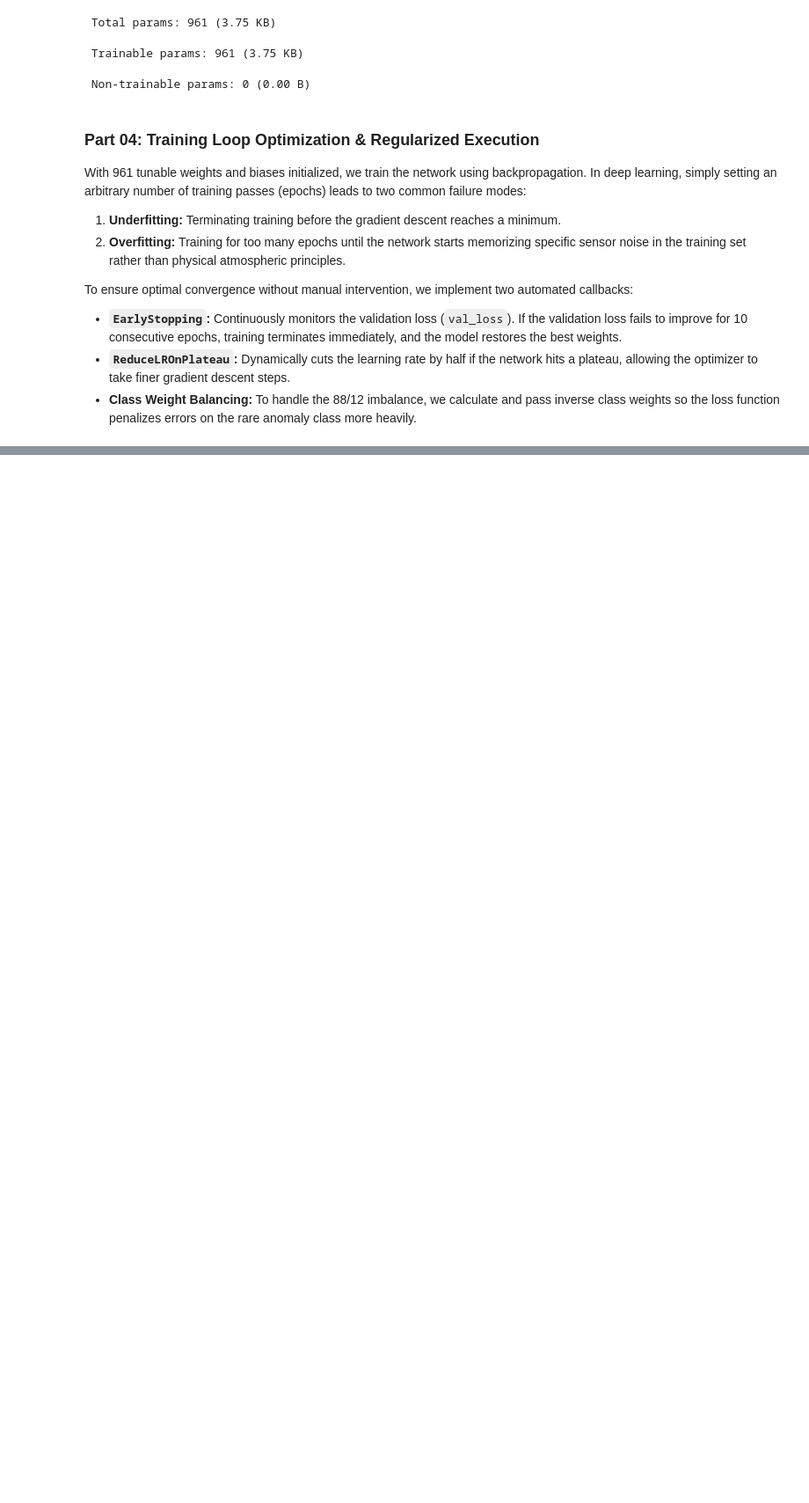
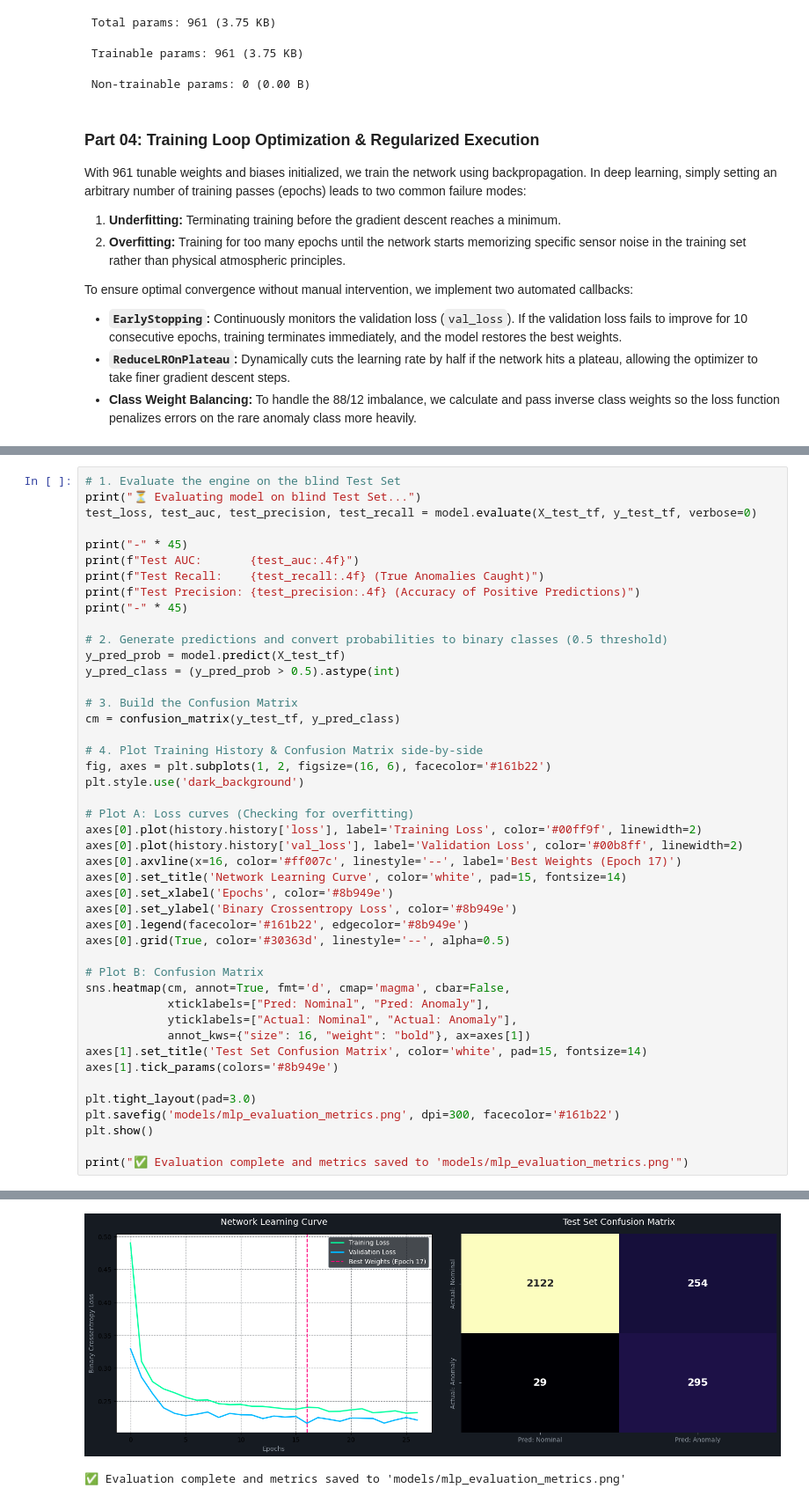
Before and after one commit to sultanjacob/Applied-Machine-Learning, a Jupyter notebook: 14_Deep_Learning/01_MLP_Carbon_Flux.ipynb, the cells around one changed output, grey strips where cells are left out. Shown at 88% size. Drawn from its saved outputs; the diff is of its cells as text; blank space fills up the shorter version.

Commit message:
Network Evaluation & Generalization

```diff
--- a/14_Deep_Learning/01_MLP_Carbon_Flux.ipynb
+++ b/14_Deep_Learning/01_MLP_Carbon_Flux.ipynb
@@ -336,0 +348,46 @@ Restoring model weights from the end of the best epoch: 17.
+# %%
+# 1. Evaluate the engine on the blind Test Set
+print("⏳ Evaluating model on blind Test Set...")
+test_loss, test_auc, test_precision, test_recall = model.evaluate(X_test_tf, y_test_tf, verbose=0)
+
+print("-" * 45)
+print(f"Test AUC:       {test_auc:.4f}")
+print(f"Test Recall:    {test_recall:.4f} (True Anomalies Caught)")
+print(f"Test Precision: {test_precision:.4f} (Accuracy of Positive Predictions)")
+print("-" * 45)
+
+# 2. Generate predictions and convert probabilities to binary classes (0.5 threshold)
+y_pred_prob = model.predict(X_test_tf)
+y_pred_class = (y_pred_prob > 0.5).astype(int)
+
+# 3. Build the Confusion Matrix
+cm = confusion_matrix(y_test_tf, y_pred_class)
+
+# 4. Plot Training History & Confusion Matrix side-by-side
+fig, axes = plt.subplots(1, 2, figsize=(16, 6), facecolor='#161b22')
+plt.style.use('dark_background')
+
+# Plot A: Loss curves (Checking for overfitting)
+axes[0].plot(history.history['loss'], label='Training Loss', color='#00ff9f', linewidth=2)
+axes[0].plot(history.history['val_loss'], label='Validation Loss', color='#00b8ff', linewidth=2)
+axes[0].axvline(x=16, color='#ff007c', linestyle='--', label='Best Weights (Epoch 17)')
+axes[0].set_title('Network Learning Curve', color='white', pad=15, fontsize=14)
+axes[0].set_xlabel('Epochs', color='#8b949e')
+axes[0].set_ylabel('Binary Crossentropy Loss', color='#8b949e')
+axes[0].legend(facecolor='#161b22', edgecolor='#8b949e')
+axes[0].grid(True, color='#30363d', linestyle='--', alpha=0.5)
+
+# Plot B: Confusion Matrix
+sns.heatmap(cm, annot=True, fmt='d', cmap='magma', cbar=False,
+            xticklabels=["Pred: Nominal", "Pred: Anomaly"],
+            yticklabels=["Actual: Nominal", "Actual: Anomaly"],
+            annot_kws={"size": 16, "weight": "bold"}, ax=axes[1])
+axes[1].set_title('Test Set Confusion Matrix', color='white', pad=15, fontsize=14)
+axes[1].tick_params(colors='#8b949e')
+
+plt.tight_layout(pad=3.0)
+plt.savefig('models/mlp_evaluation_metrics.png', dpi=300, facecolor='#161b22')
+plt.show()
+
+print("✅ Evaluation complete and metrics saved to 'models/mlp_evaluation_metrics.png'")
+# %% [output]
@@ -336,0 +401,2 @@ Restoring model weights from the end of the best epoch: 17.
+[figure, added]
+✅ Evaluation complete and metrics saved to 'models/mlp_evaluation_metrics.png'
```
Also changed, not shown: parts of 2 cells of this notebook.
